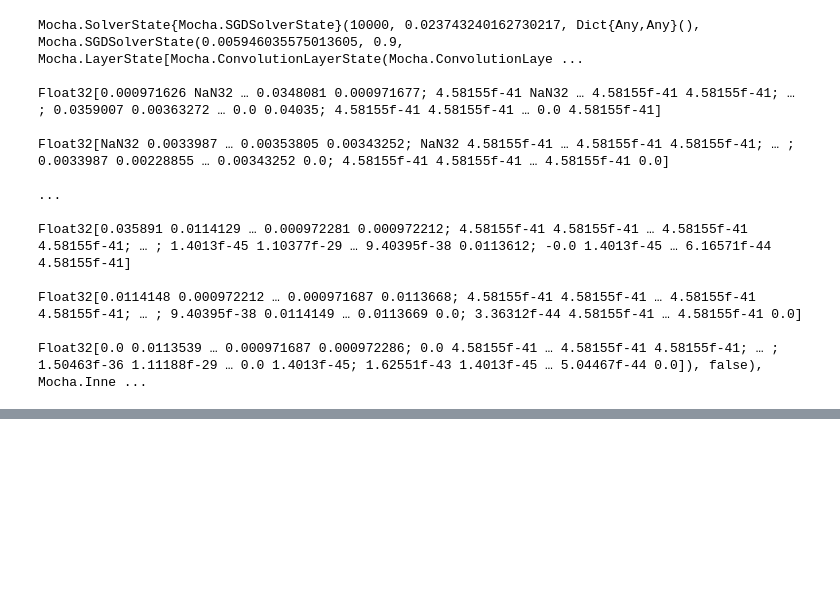
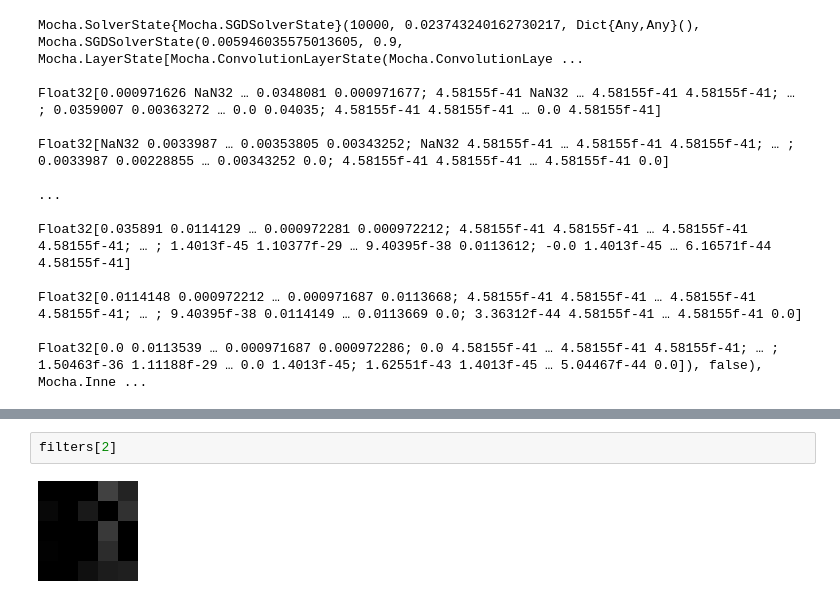
Before and after one commit to ccardona327/mocha, a Jupyter notebook: mnist/mocha_demo.ipynb, the cells around one changed output, grey strips where cells are left out. Drawn from its saved outputs; the diff is of its cells as text; blank space fills up the shorter version.

```diff
--- a/mnist/mocha_demo.ipynb
+++ b/mnist/mocha_demo.ipynb
@@ -286,0 +383,4 @@ show()  #required to display the figure in non-interactive mode
+# %%
+filters[2]
+# %% [output]
+[figure, added]
```
Also changed, not shown: parts of 31 cells of this notebook, 4 other files.
